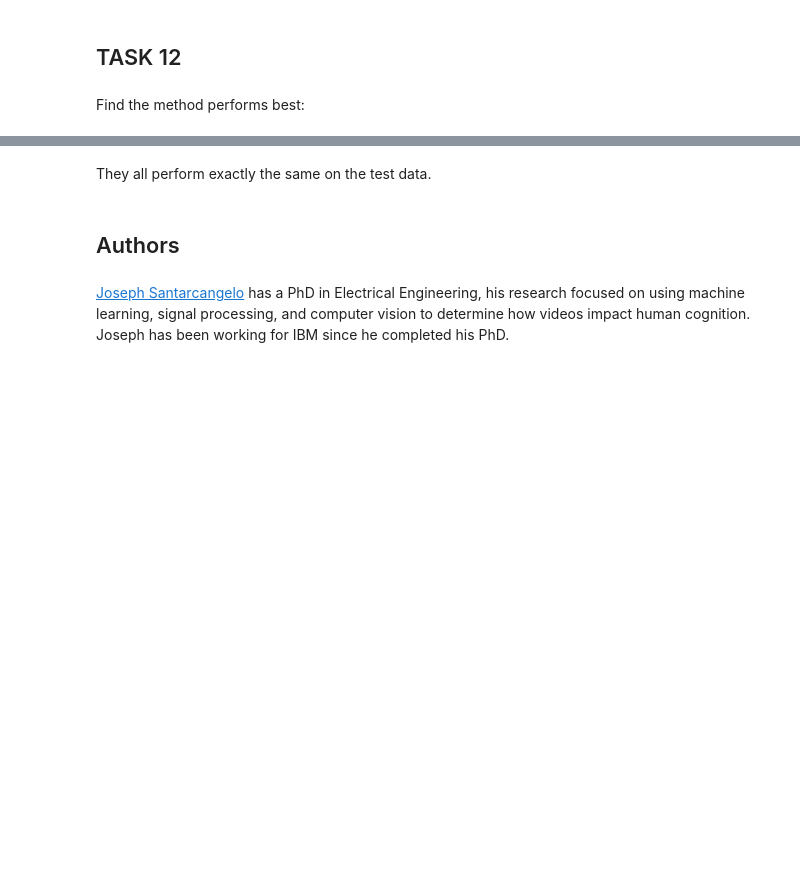
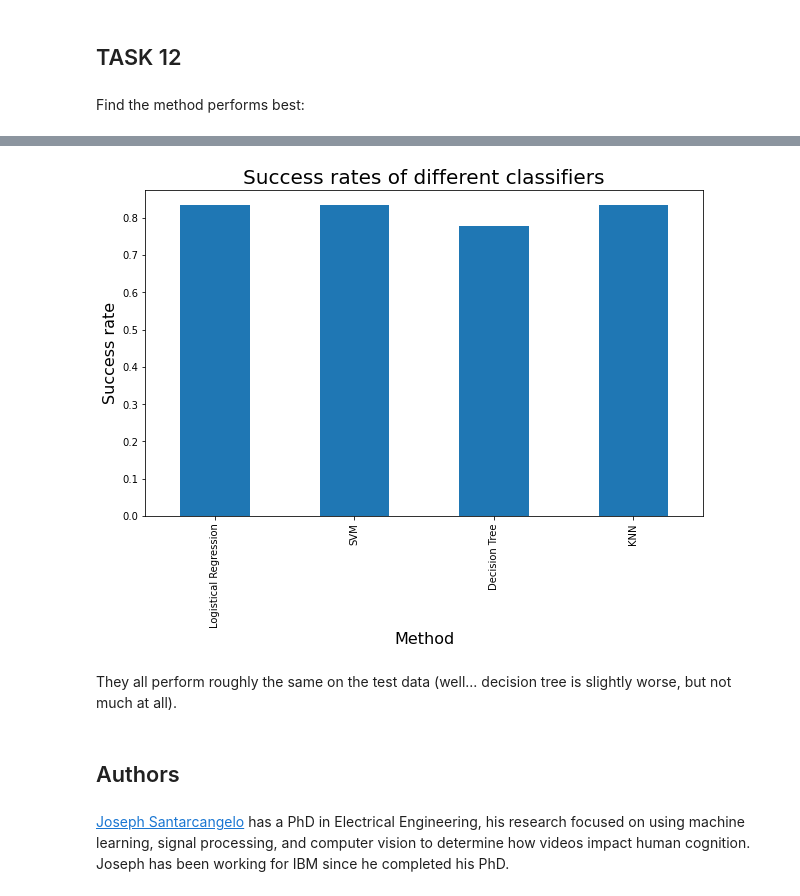
Before and after one commit to EasyAsQCD/IBMCapstone, a Jupyter notebook: Machine Learning Lab.ipynb, the cells around one changed output, grey strips where cells are left out. Saved outputs shown, nothing was run; the diff lists cells and outputs as text; code cells hidden in the pictures; blank space fills up the shorter version.

```diff
--- a/Machine Learning Lab.ipynb
+++ b/Machine Learning Lab.ipynb
@@ -342,3 +342,10 @@ plot_confusion_matrix(Y_test,yhat)
 ## TASK  12
 # %% [markdown]
 Find the method performs best:
+# %%
+d = {'Method': ['Logistical Regression', 'SVM', 'Decision Tree', 'KNN'],
+     'SuccessRate': [logreg_cv.score(X_test,Y_test),svm_cv.score(X_test,Y_test),tree_cv.score(X_test,Y_test), knn_cv.score(X_test,Y_test)]}
+bardf = pd.DataFrame(data=d)
+# %%
+bardf.set_index('Method', inplace=True)
+bardf.head()
@@ -345,5 +359,17 @@ Find the method performs best:
+# %%
+#Also do the plot using matplotlib to ensure I've got that under control
+bardf['SuccessRate'].plot(kind='bar', figsize=(10, 6))
+
+
+plt.ylabel('Success rate',size=16)
+plt.xlabel('Method', size = 16)
+plt.title('Success rates of different classifiers', size = 20)
+
+plt.show()
+# %% [output]
+[figure, added]
 # %% [markdown]
-They all perform exactly the same on the test data.
+They all perform roughly the same on the test data (well... decision tree is slightly worse, but not much at all).
 # %% [markdown]
 ## Authors
 # %% [markdown]
```
Also changed, not shown: parts of 3 cells of this notebook.
